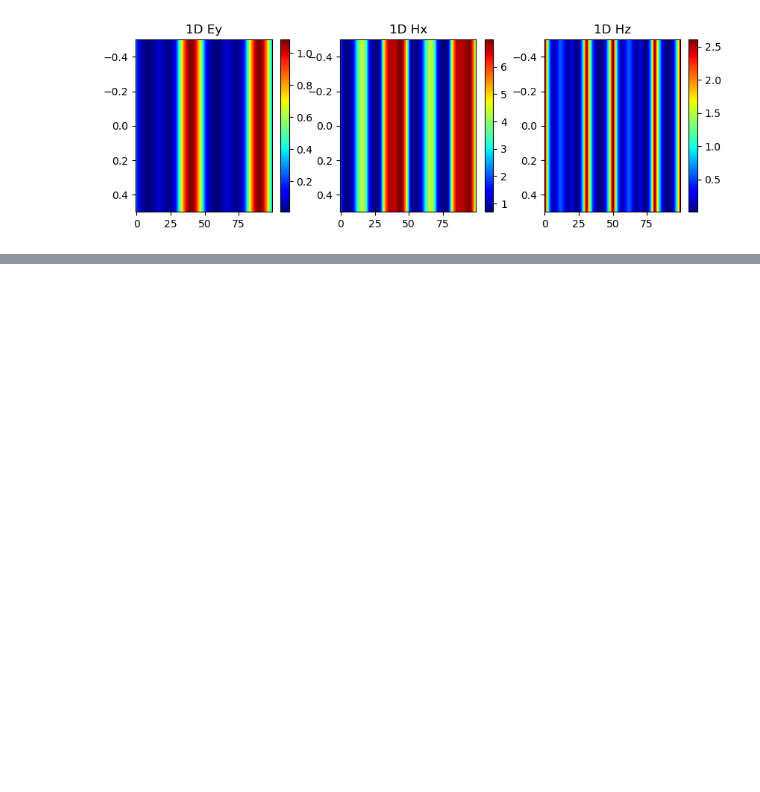
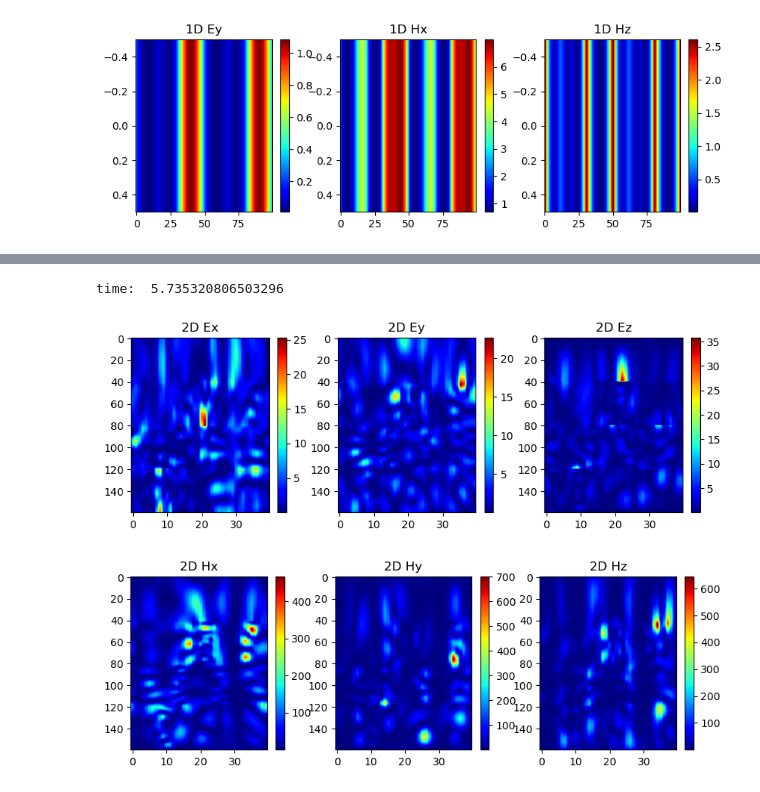
Before and after one commit to kc-ml2/meent, a Jupyter notebook: examples/tutorial_numpy.ipynb, the cells around one changed output, grey strips where cells are left out. Saved outputs shown, nothing was run; the diff lists cells and outputs as text; code cells hidden in the pictures; blank space fills up the shorter version.

```diff
--- a/examples/tutorial_numpy.ipynb
+++ b/examples/tutorial_numpy.ipynb
@@ -114,2 +117,2 @@ ucell_2d = np.array([
 # %%
-mee = meent.call_mee(backend=0, grating_type=grating_type, pol=pol, n_I=n_I, n_II=n_II, theta=theta, phi=phi, fourier_order=fourier_order, wavelength=wavelength, period=period, ucell=ucell_1d, thickness=thickness, type_complex=type_complex, fft_type=0, improve_dft=True)
+mee = meent.call_mee(backend=0, grating_type=grating_type, pol=pol, n_I=n_I, n_II=n_II, theta=theta, phi=phi, fourier_order=fourier_order, wavelength=wavelength, period=period, ucell=ucell_1d_s, thickness=thickness, type_complex=type_complex, fft_type=0, improve_dft=True)
@@ -118,5 +119,3 @@ mee = meent.call_mee(backend=0, grating_type=grating_type, pol=pol, n_I=n_I, n_I
-# %%
-mee = meent.call_mee(backend=0, grating_type=grating_type, pol=pol, n_I=n_I, n_II=n_II, theta=theta, phi=phi, fourier_order=fourier_order, wavelength=wavelength, period=period, ucell=ucell_1d, thickness=thickness, type_complex=type_complex, fft_type=0, improve_dft=True)
 # %% [markdown]
 call meent operator by `meent.call_mee`.
 Here, backend can be selected with keyword `backend`
@@ -197,0 +218,2 @@ Please use Meent on JAX or Meent on PyTorch.
+# %%
+mee = meent.call_mee(backend=0, grating_type=grating_type, pol=pol, n_I=n_I, n_II=n_II, theta=theta, phi=phi, fourier_order=fourier_order, wavelength=wavelength, period=period, ucell=ucell_2d_m, thickness=thickness, type_complex=type_complex, fft_type=0, improve_dft=True)
@@ -197,0 +244,33 @@ Please use Meent on JAX or Meent on PyTorch.
+# %%
+resolution = (40, 40, 40)
+
+t0 = time.time()
+field_cell = mee.calculate_field(resolution=resolution, plot=False)
+print(f'time: ', time.time() - t0)
+# %% [output]
+time:  5.735320806503296
+# %%
+fig, axes = plt.subplots(1, 3, figsize=(10,3))
+title = ['2D Ex', '2D Ey', '2D Ez', '2D Hx', '2D Hy', '2D Hz', ]
+
+for ix in range(3):
+    val = abs(field_cell[:, 0, :, ix]) ** 2
+    im = axes[ix].imshow(val, cmap='jet', aspect='auto')
+    # plt.clim(0, 2)  # identical to caxis([-4,4]) in MATLAB
+    fig.colorbar(im, ax=axes[ix], shrink=1)
+    axes[ix].title.set_text(title[ix])
+
+plt.show()
+
+fig, axes = plt.subplots(1, 3, figsize=(10,3))
+for ix in range(3, 6, 1):
+    val = abs(field_cell[:, 0, :, ix]) ** 2
+    im = axes[ix-3].imshow(val, cmap='jet', aspect='auto')
+    # plt.clim(0, 2)  # identical to caxis([-4,4]) in MATLAB
+    fig.colorbar(im, ax=axes[ix-3], shrink=1)
+    axes[ix-3].title.set_text(title[ix])
+
+plt.show()
+# %% [output]
+[figure, added]
+[figure, added]
```
Also changed, not shown: parts of 21 cells of this notebook.
